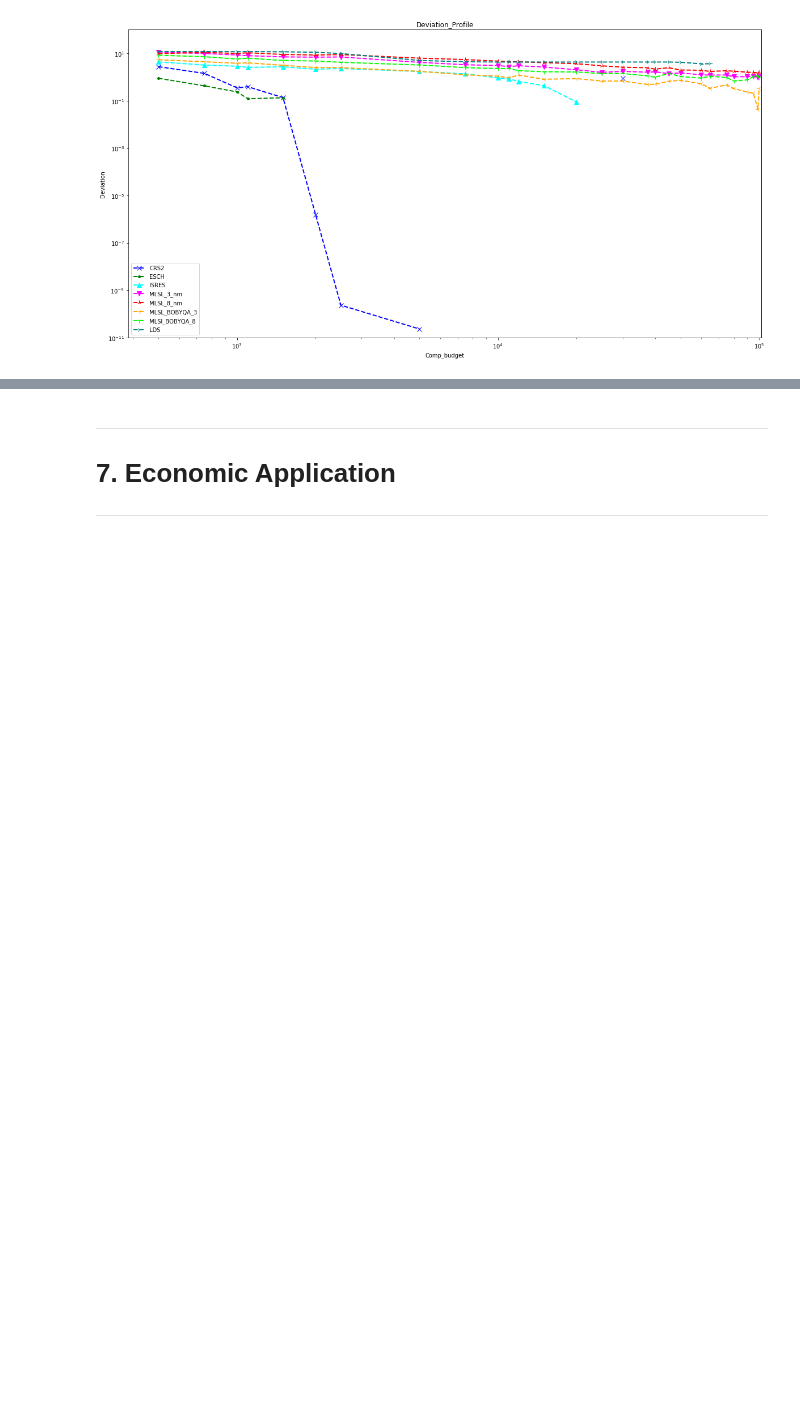
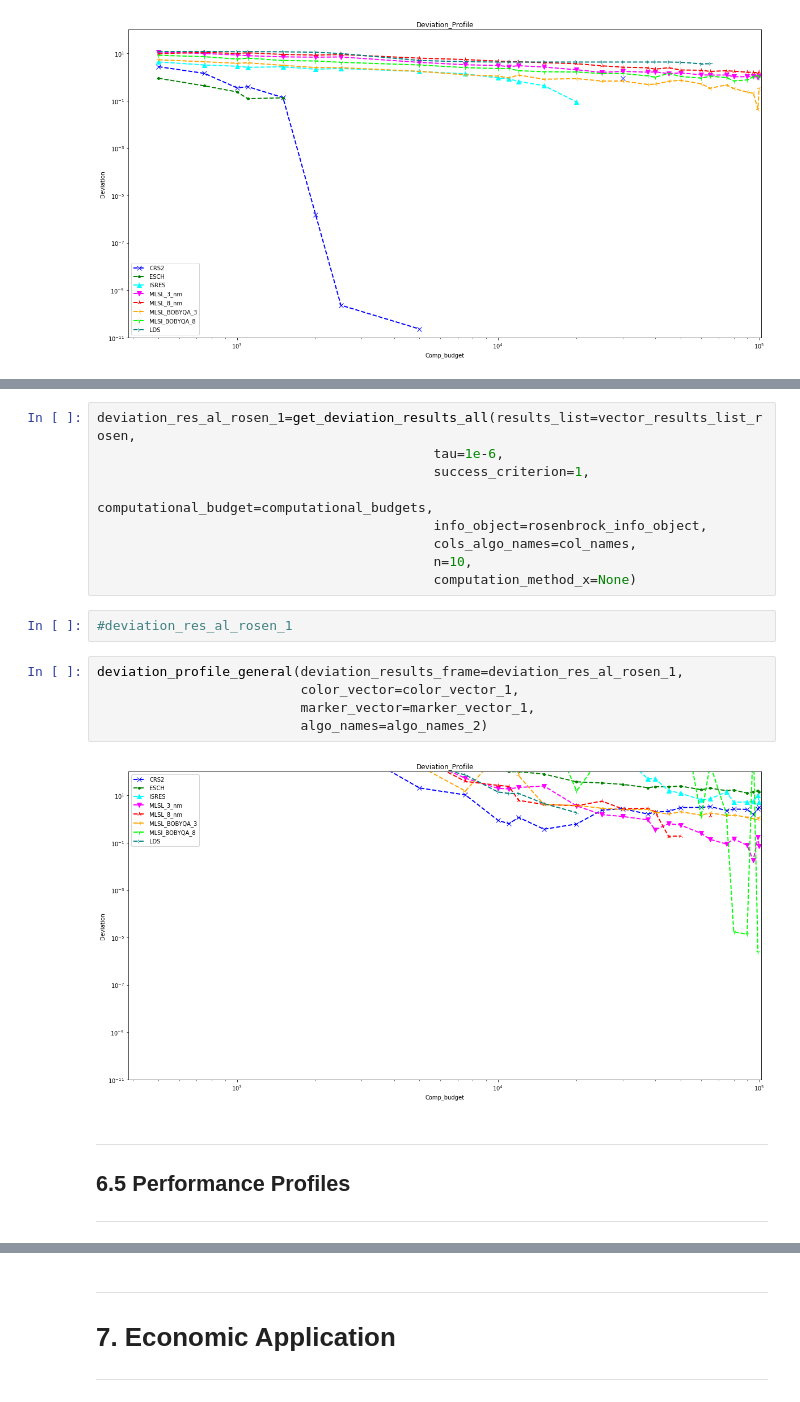
Before and after one commit to OpenSourceEconomics/ose-scientific-computing-course-wirecard, a Jupyter notebook: student_project.ipynb, the cells around one changed output, grey strips where cells are left out. Drawn from its saved outputs; the diff is of its cells as text; blank space fills up the shorter version.

```diff
--- a/student_project.ipynb
+++ b/student_project.ipynb
@@ -735,0 +809,22 @@ deviation_profile_general(deviation_results_frame=deviation_res_al_levi_1,
+# %%
+deviation_res_al_rosen_1=get_deviation_results_all(results_list=vector_results_list_rosen,
+                                           tau=1e-6,
+                                           success_criterion=1,
+                                           computational_budget=computational_budgets,
+                                           info_object=rosenbrock_info_object,
+                                           cols_algo_names=col_names,
+                                           n=10,
+                                           computation_method_x=None)
+# %%
+#deviation_res_al_rosen_1
+# %%
+deviation_profile_general(deviation_results_frame=deviation_res_al_rosen_1,
+                          color_vector=color_vector_1,
+                          marker_vector=marker_vector_1,
+                          algo_names=algo_names_2)
+# %% [output]
+[figure, added]
+# %% [markdown]
+---
+## 6.5 Performance Profiles
+---
```
Also changed, not shown: parts of 38 cells of this notebook, 13 other files.
